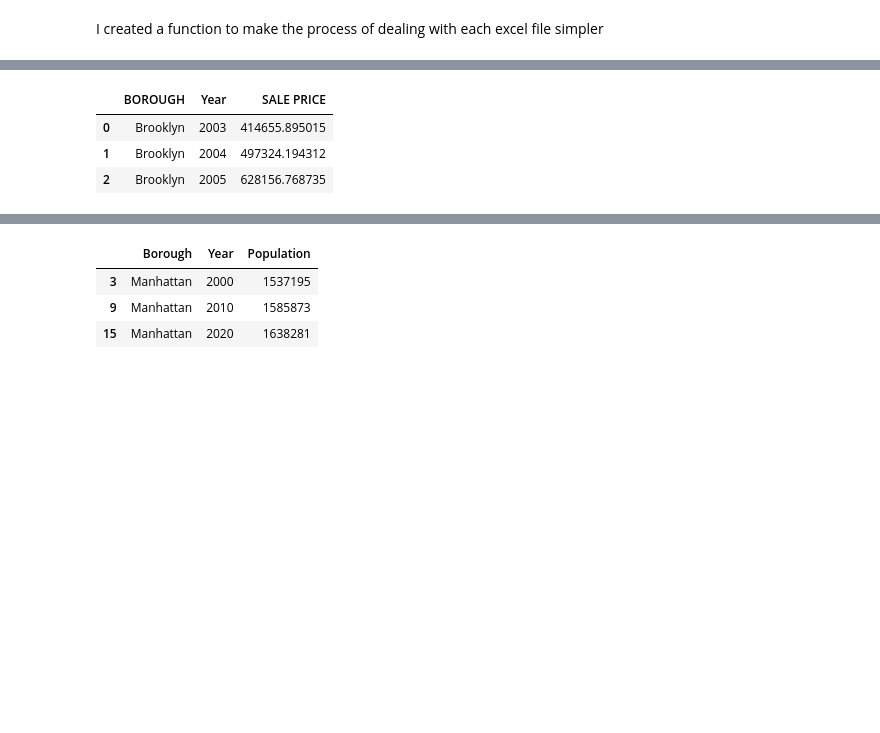
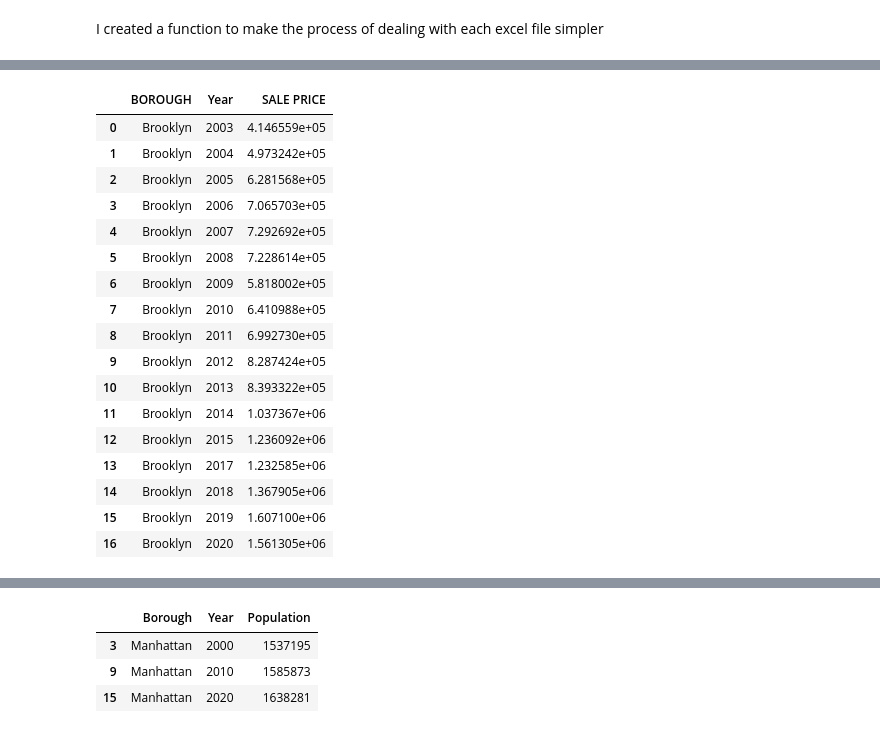
Before and after one commit to RobertBangiyev/ZoningandHousing, a Jupyter notebook: Robert Bangiyev - Final Project.ipynb, the cells around one changed output, grey strips where cells are left out. Drawn from its saved outputs; the diff is of its cells as text; code cells hidden in the pictures; blank space fills up the shorter version.

```diff
--- a/Robert Bangiyev - Final Project.ipynb
+++ b/Robert Bangiyev - Final Project.ipynb
@@ -255,12 +307,26 @@ r2 = handleSales('2020_brooklyn.xls', 'Brooklyn', 6, 2020)
 # %%
 brooklynsales = pd.concat([a2, b2, c2, d2, e2, f2, g2, h2, i2, j2, k2, l2, m2, o2, p2, q2, r2]).reset_index()
 brooklynsales = brooklynsales[['BOROUGH', 'Year', 'SALE PRICE']]
-brooklynsales.head(3)
+brooklynsales
 # %% [output]
 |  | BOROUGH | Year | SALE PRICE |
-| 0 | Brooklyn | 2003 | 414655.895015 |
-| 1 | Brooklyn | 2004 | 497324.194312 |
-| 2 | Brooklyn | 2005 | 628156.768735 |
+| 0 | Brooklyn | 2003 | 4.146559e+05 |
+| 1 | Brooklyn | 2004 | 4.973242e+05 |
+| 2 | Brooklyn | 2005 | 6.281568e+05 |
+| 3 | Brooklyn | 2006 | 7.065703e+05 |
+| 4 | Brooklyn | 2007 | 7.292692e+05 |
+| 5 | Brooklyn | 2008 | 7.228614e+05 |
+| 6 | Brooklyn | 2009 | 5.818002e+05 |
+| 7 | Brooklyn | 2010 | 6.410988e+05 |
+| 8 | Brooklyn | 2011 | 6.992730e+05 |
+| 9 | Brooklyn | 2012 | 8.287424e+05 |
+| 10 | Brooklyn | 2013 | 8.393322e+05 |
+| 11 | Brooklyn | 2014 | 1.037367e+06 |
+| 12 | Brooklyn | 2015 | 1.236092e+06 |
+| 13 | Brooklyn | 2017 | 1.232585e+06 |
+| 14 | Brooklyn | 2018 | 1.367905e+06 |
+| 15 | Brooklyn | 2019 | 1.607100e+06 |
+| 16 | Brooklyn | 2020 | 1.561305e+06 |
 # %%
 brooklynbuilt = brooklyn.groupby(['YearBuilt']).size().reset_index()
 brooklynbuilt['NumBuilt'] = brooklynbuilt[0]
```
Also changed, not shown: parts of 16 cells of this notebook, 1 other file.
